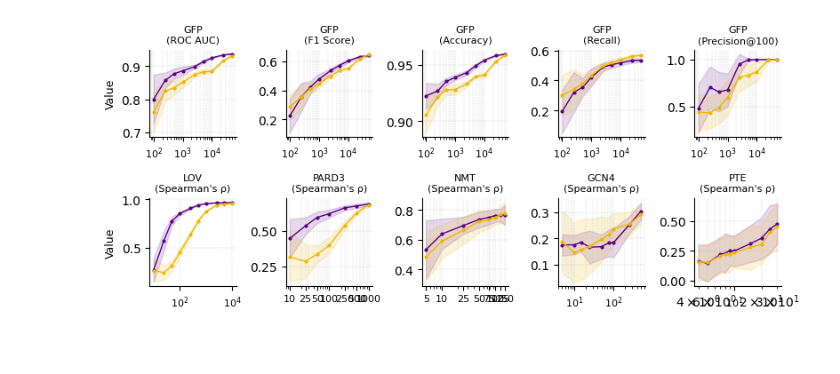
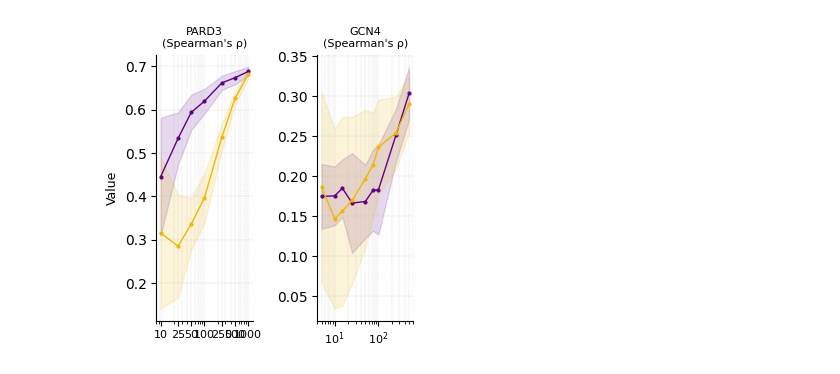
Before and after one commit to drprfitay/fitness_learning, a Jupyter notebook: notebooks/by_subsamples_all_new.ipynb, the cells around one changed output. Saved outputs shown, nothing was run; the diff lists cells and outputs as text; code cells hidden in the pictures; blank space fills up the shorter version.

```diff
--- a/notebooks/by_subsamples_all_new.ipynb
+++ b/notebooks/by_subsamples_all_new.ipynb
@@ -58,7 +63,7 @@ plt.rcParams['svg.fonttype'] = 'none'
 
 
 subsamples_df_all = []
-for k,v in DATASET_PATHS.items():
+for k,v in datasets_final.items():
     path = os.path.join(os.getcwd(), "/".join(v.split("/")[0:-1]) + "/regression_result_by_training_samples.csv")
     print(path)
 
@@ -140,41 +142,4 @@ File does not exist
-# %%
-
-
-
-path = os.path.join(os.getcwd(), "data/gfp/subsample_classification_results/")
-
-
-features_to_use = _dict = ["roc", "precision", "f1", "accuracy", "recall", "top_100_pct"]
-subsamples_df_all_gfp = []
-for file in os.listdir(path):
-
-    ohe_or_llm = file.startswith("llm")
-
-    df = pd.read_csv(os.path.join(path, file))
-
-    for feature in features_to_use:
-        sub_df = df[["sample_size", "iter", feature, "shuffle"]].copy()
-        sub_df.columns = ["N_samples", "iter", "value", "shuffle"]
-
-        sub_df["shuffle"] = (sub_df["shuffle"] == "shuffled").astype(bool)
-        sub_df['dataset'] = "gfp"
-        sub_df["group"] = "PLM" if ohe_or_llm else "OHE"
-        sub_df["statistic_type"] = feature
-
-        sub_df = sub_df[['N_samples', 'iter', 'dataset', 'value', 'group', 'shuffle', 'statistic_type']]
-
-
-        subsamples_df_all_gfp.append(sub_df)
-
-
-gfp_final_df = pd.concat(subsamples_df_all_gfp)
 # %%
-final_df_all = pd.concat([final_df, gfp_final_df[gfp_final_df["N_samples"] >= 100]])
-final_df_all = final_df_all[~((final_df_all["dataset"] == "gfp") & (final_df_all["statistic_type"] == "precision"))]
-#final_df_all = final_df_all[~((final_df_all["dataset"] == "lov") & (final_df_all["N_samples"] == 5000))]
-final_df_all.loc[final_df_all["dataset"] == "gfp", "dataset"] = "GFP"
+final_df_all = final_df
 final_df_all.loc[final_df_all["dataset"] == "pard3", "dataset"] = "PARD3"
-final_df_all.loc[final_df_all["dataset"] == "nmt", "dataset"] = "NMT"
 final_df_all.loc[final_df_all["dataset"] == "gcn4", "dataset"] = "GCN4"
-final_df_all.loc[final_df_all["dataset"] == "pte", "dataset"] = "PTE"
-final_df_all.loc[final_df_all["dataset"] == "lov", "dataset"] = "LOV"
@@ -592,7 +537,7 @@ array(['Correlation', 'roc', 'f1', 'accuracy', 'recall', 'top_100_pct'],
 
 # --- Compute the plot_pairs in a specific order as above (see top cell context) ---
 # Use the same order of datasets and statistic_types as in the subplot/histogram above
-ordered_datasets = ["GFP", "LOV", "PARD3", "NMT", "GCN4", "PTE"]
+ordered_datasets = ["PARD3", "GCN4"]
 ordered_statistic_types = ["precision" ,"roc", "f1", "accuracy", "recall", "top_100_pct", "Correlation"]
 
 color_map = {
@@ -667,34 +612,34 @@ for i, (dataset, statistic_type, sub_df) in enumerate(plot_pairs):
     if i == 0 or i % ncols == 0:
         ax.set_ylabel("Value", fontsize=9)
     else:
         ax.set_ylabel("")
     ax.set_xscale('log')
 
     # Dynamically set x-ticks if few values
     all_ticks = sorted(sub_df['N_samples'].unique())
     if len(all_ticks) <= 8:
         ax.set_xticks(all_ticks)
         ax.set_xticklabels([str(x) for x in all_ticks], fontsize=8)
     else:
         ax.tick_params(axis='x', labelsize=8)
 
     ax.grid(True, which='both', linestyle='--', linewidth=0.25, alpha=0.7)
     ax.spines['right'].set_visible(False)
     ax.spines['top'].set_visible(False)
 
     # Optionally fix ticks utility (if available)
     #fix_ticks(ax, y=True, x=False, every_other=False, fontsize=9)
 
 
 # Turn off extra axes
 for j in range(len(plot_pairs), len(axes)):
     fig.delaxes(axes[j])
 
 plt.tight_layout()
 plt.savefig("./refined_figures/figure_ohe_vs_llm/ohe_plm_metrics_by_dataset_statistic_subplot.svg", bbox_inches='tight')
 plt.show()
 # %% [output]
-[figure, old version]
+[figure, new version]
 # %%
 import matplotlib.pyplot as plt
 import numpy as np
```
Also changed, not shown: parts of 17 cells of this notebook, 16 other files.
